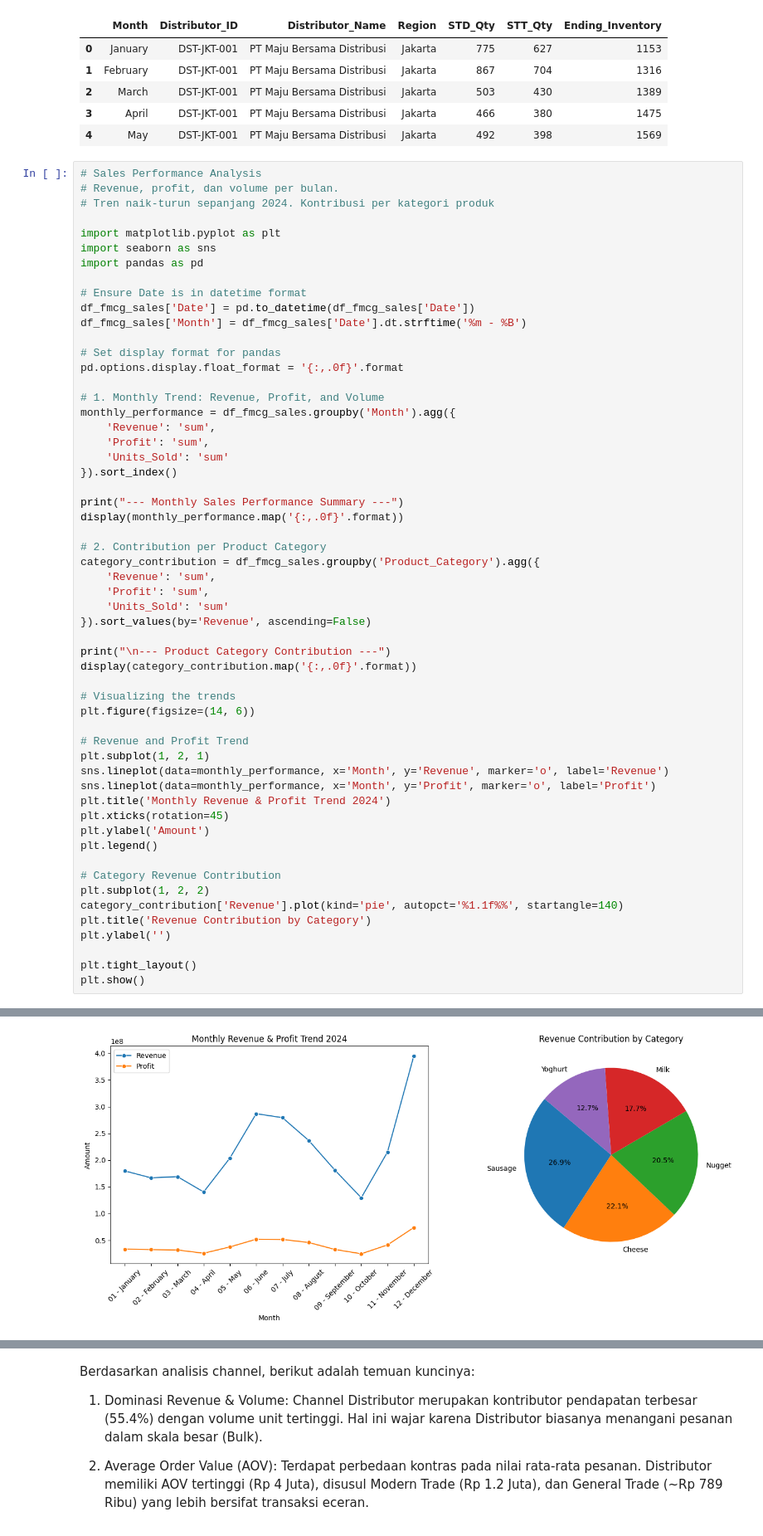
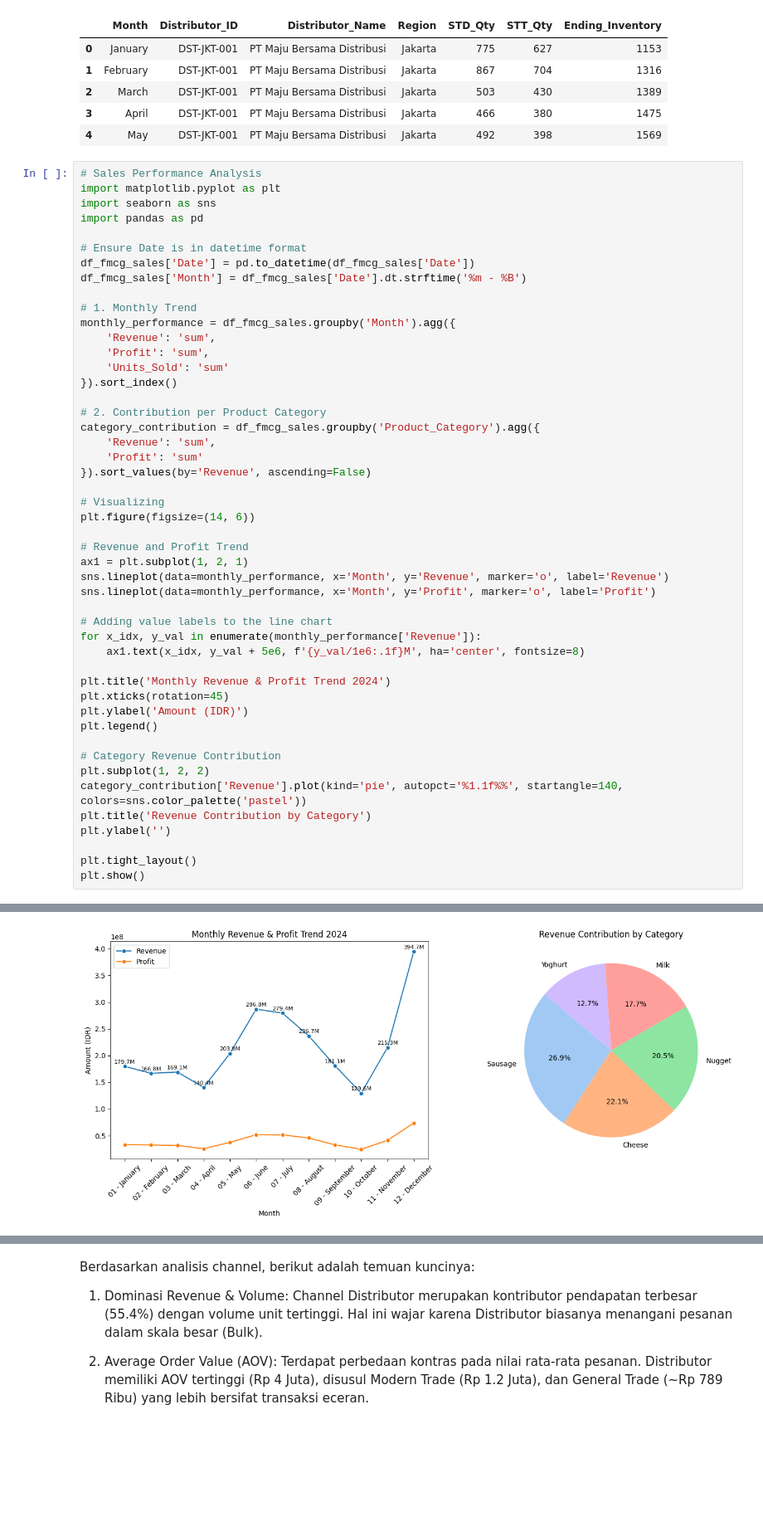
Before and after one commit to IanNarsa/FMCG-revenue-analystics, a Jupyter notebook: notebook/FMCG_Data_Analytics.ipynb, the cells around one changed output, grey strips where cells are left out. Shown at 83% size. Drawn from its saved outputs; the diff is of its cells as text; blank space fills up the shorter version.

```diff
--- a/notebook/FMCG_Data_Analytics.ipynb
+++ b/notebook/FMCG_Data_Analytics.ipynb
@@ -42,9 +75,6 @@ df_distributor.head()
 | 4 | May | DST-JKT-001 | PT Maju Bersama Distribusi | Jakarta | 492 | 398 | 1569 |
 # %%
 # Sales Performance Analysis
-# Revenue, profit, dan volume per bulan.
-# Tren naik-turun sepanjang 2024. Kontribusi per kategori produk
-
 import matplotlib.pyplot as plt
 import seaborn as sns
 import pandas as pd
@@ -53,44 +83,39 @@ import pandas as pd
 df_fmcg_sales['Date'] = pd.to_datetime(df_fmcg_sales['Date'])
 df_fmcg_sales['Month'] = df_fmcg_sales['Date'].dt.strftime('%m - %B')
 
-# Set display format for pandas
-pd.options.display.float_format = '{:,.0f}'.format
-
-# 1. Monthly Trend: Revenue, Profit, and Volume
+# 1. Monthly Trend
 monthly_performance = df_fmcg_sales.groupby('Month').agg({
     'Revenue': 'sum',
     'Profit': 'sum',
     'Units_Sold': 'sum'
 }).sort_index()
 
-print("--- Monthly Sales Performance Summary ---")
-display(monthly_performance.map('{:,.0f}'.format))
-
 # 2. Contribution per Product Category
 category_contribution = df_fmcg_sales.groupby('Product_Category').agg({
     'Revenue': 'sum',
-    'Profit': 'sum',
-    'Units_Sold': 'sum'
+    'Profit': 'sum'
 }).sort_values(by='Revenue', ascending=False)
 
-print("\n--- Product Category Contribution ---")
-display(category_contribution.map('{:,.0f}'.format))
-
-# Visualizing the trends
+# Visualizing
 plt.figure(figsize=(14, 6))
 
 # Revenue and Profit Trend
-plt.subplot(1, 2, 1)
+ax1 = plt.subplot(1, 2, 1)
 sns.lineplot(data=monthly_performance, x='Month', y='Revenue', marker='o', label='Revenue')
 sns.lineplot(data=monthly_performance, x='Month', y='Profit', marker='o', label='Profit')
+
+# Adding value labels to the line chart
+for x_idx, y_val in enumerate(monthly_performance['Revenue']):
+    ax1.text(x_idx, y_val + 5e6, f'{y_val/1e6:.1f}M', ha='center', fontsize=8)
+
 plt.title('Monthly Revenue & Profit Trend 2024')
 plt.xticks(rotation=45)
-plt.ylabel('Amount')
+plt.ylabel('Amount (IDR)')
 plt.legend()
 
 # Category Revenue Contribution
 plt.subplot(1, 2, 2)
-category_contribution['Revenue'].plot(kind='pie', autopct='%1.1f%%', startangle=140)
+category_contribution['Revenue'].plot(kind='pie', autopct='%1.1f%%', startangle=140, colors=sns.color_palette('pastel'))
 plt.title('Revenue Contribution by Category')
 plt.ylabel('')
 
@@ -123,4 +125,4 @@ plt.show()
-[figure, old version]
+[figure, new version]
 # %%
 # Regional Breakdown & Category Mix
 
```
Also changed, not shown: parts of 13 cells of this notebook, 1 other file.
